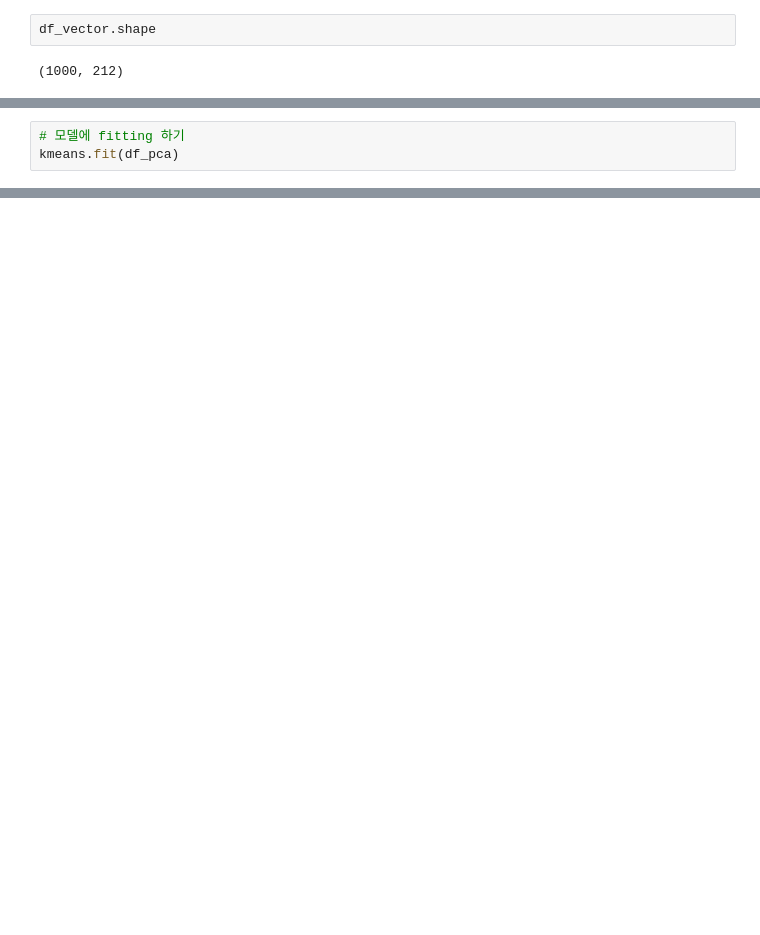
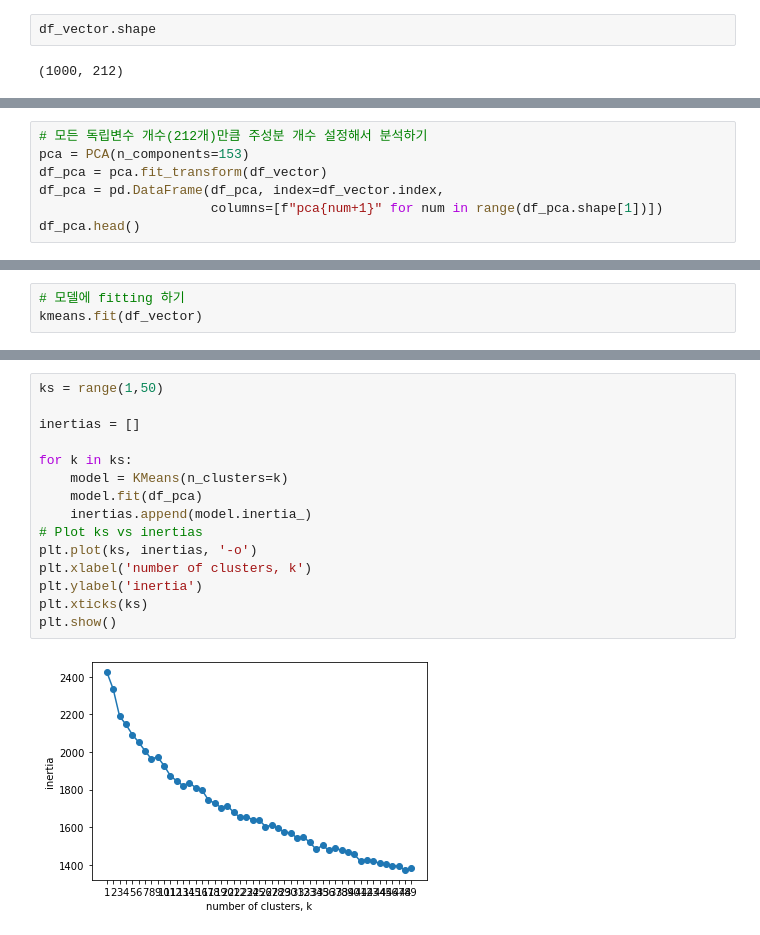
Before and after one commit to park1997/GitHub_Crawling_TextMining_Project, a Jupyter notebook: ParkByeongHyeon/Github_kmeans_clustering.ipynb, the cells around one changed output, grey strips where cells are left out. Drawn from its saved outputs; the diff is of its cells as text; blank space fills up the shorter version.

```diff
--- a/ParkByeongHyeon/Github_kmeans_clustering.ipynb
+++ b/ParkByeongHyeon/Github_kmeans_clustering.ipynb
@@ -155,0 +162,7 @@ print(df_pca.shape)
+# %%
+# 모든 독립변수 개수(212개)만큼 주성분 개수 설정해서 분석하기
+pca = PCA(n_components=153)
+df_pca = pca.fit_transform(df_vector)
+df_pca = pd.DataFrame(df_pca, index=df_vector.index,
+                      columns=[f"pca{num+1}" for num in range(df_pca.shape[1])])
+df_pca.head()
@@ -213,4 +273,4 @@ KMeans(n_clusters=5)
 # %%
 # 모델에 fitting 하기
-kmeans.fit(df_pca)
+kmeans.fit(df_vector)
 # %% [output]
@@ -254,0 +337,17 @@ plt.show()
+# %%
+ks = range(1,50)
+
+inertias = []
+
+for k in ks:
+    model = KMeans(n_clusters=k)
+    model.fit(df_pca)
+    inertias.append(model.inertia_)
+# Plot ks vs inertias
+plt.plot(ks, inertias, '-o')
+plt.xlabel('number of clusters, k')
+plt.ylabel('inertia')
+plt.xticks(ks)
+plt.show()
+# %% [output]
+[figure, added]
```
Also changed, not shown: parts of 22 cells of this notebook.
